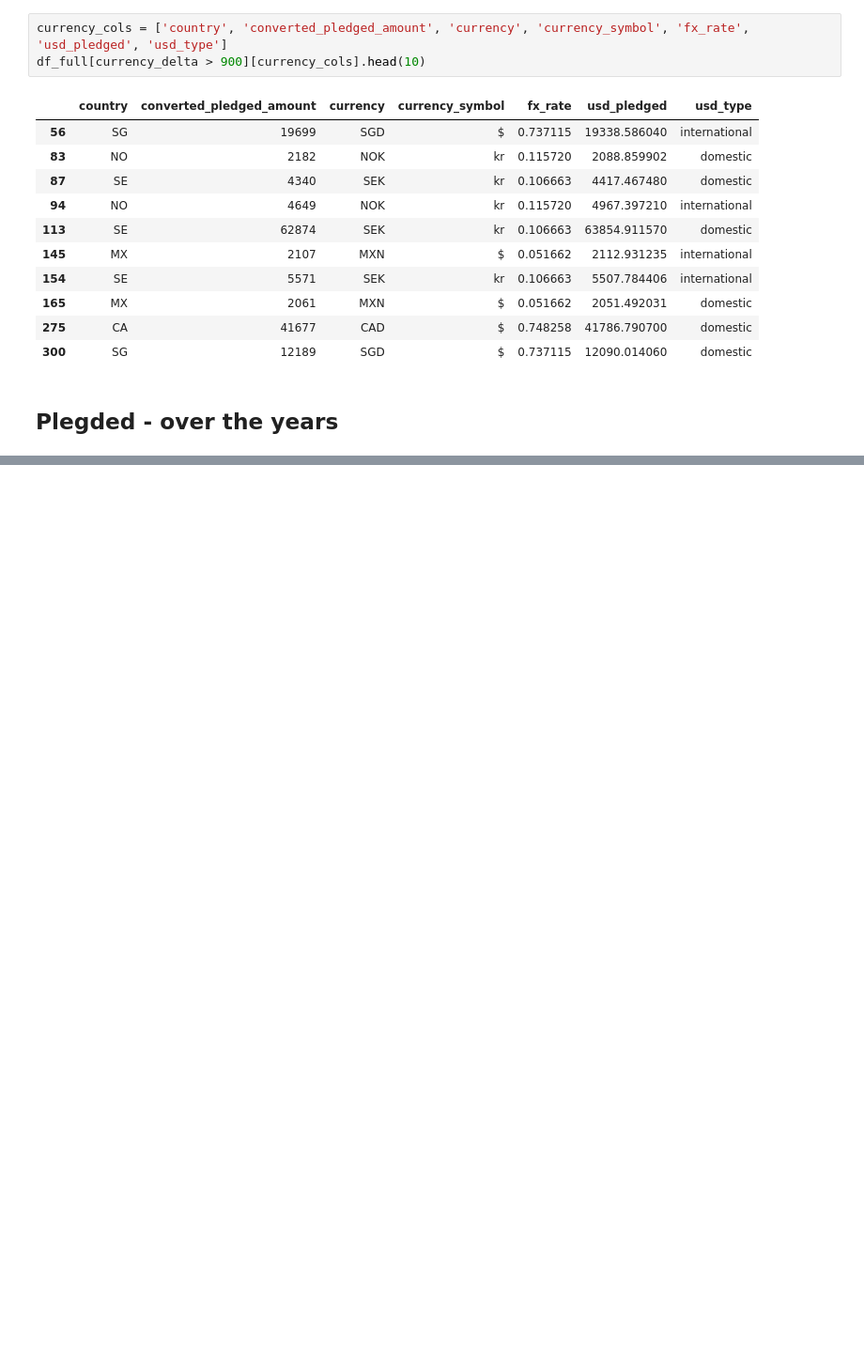
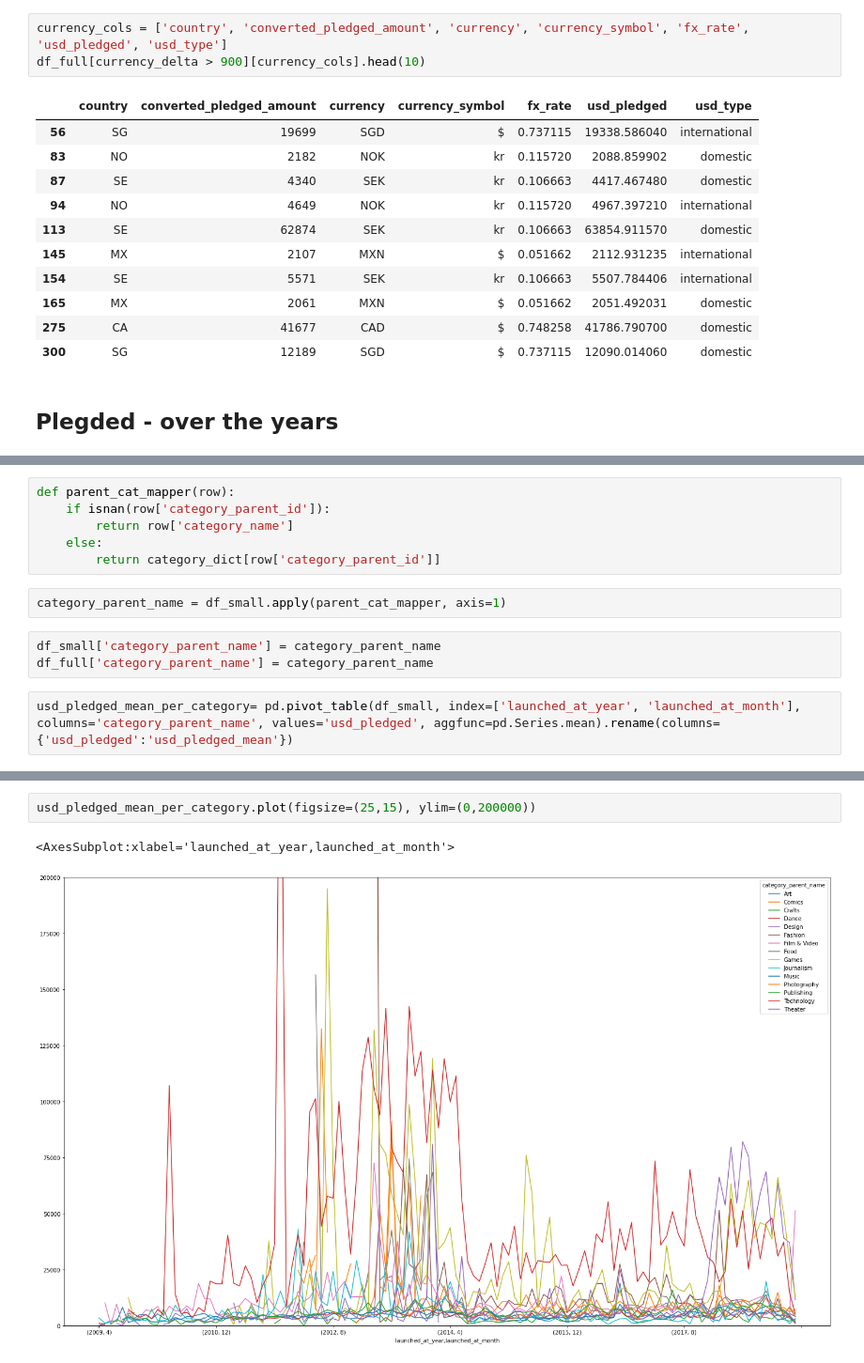
Before and after one commit to dominikmn/ds-kickstarter-project, a Jupyter notebook: 03_data_exploration.ipynb, the cells around one changed output, grey strips where cells are left out. Shown: that part at 94% size. Drawn from its saved outputs; the diff is of its cells as text; blank space fills up the shorter version.

```diff
--- a/03_data_exploration.ipynb
+++ b/03_data_exploration.ipynb
@@ -184,0 +219,13 @@ sns.barplot(data=pledged_mean_per_year.reset_index(), x='launched_at_year', y='p
+# %%
+def parent_cat_mapper(row):
+    if isnan(row['category_parent_id']):
+        return row['category_name']
+    else:
+        return category_dict[row['category_parent_id']]
+# %%
+category_parent_name = df_small.apply(parent_cat_mapper, axis=1)
+# %%
+df_small['category_parent_name'] = category_parent_name
+df_full['category_parent_name'] = category_parent_name
+# %%
+usd_pledged_mean_per_category= pd.pivot_table(df_small, index=['launched_at_year', 'launched_at_month'], columns='category_parent_name', values='usd_pledged', aggfunc=pd.Series.mean).rename(columns={'usd_pledged':'usd_pledged_mean'})
@@ -184,0 +249,5 @@ sns.barplot(data=pledged_mean_per_year.reset_index(), x='launched_at_year', y='p
+# %%
+usd_pledged_mean_per_category.plot(figsize=(25,15), ylim=(0,200000))
+# %% [output]
+<AxesSubplot:xlabel='launched_at_year,launched_at_month'>
+[figure, added]
```
Also changed, not shown: parts of 15 cells of this notebook.
